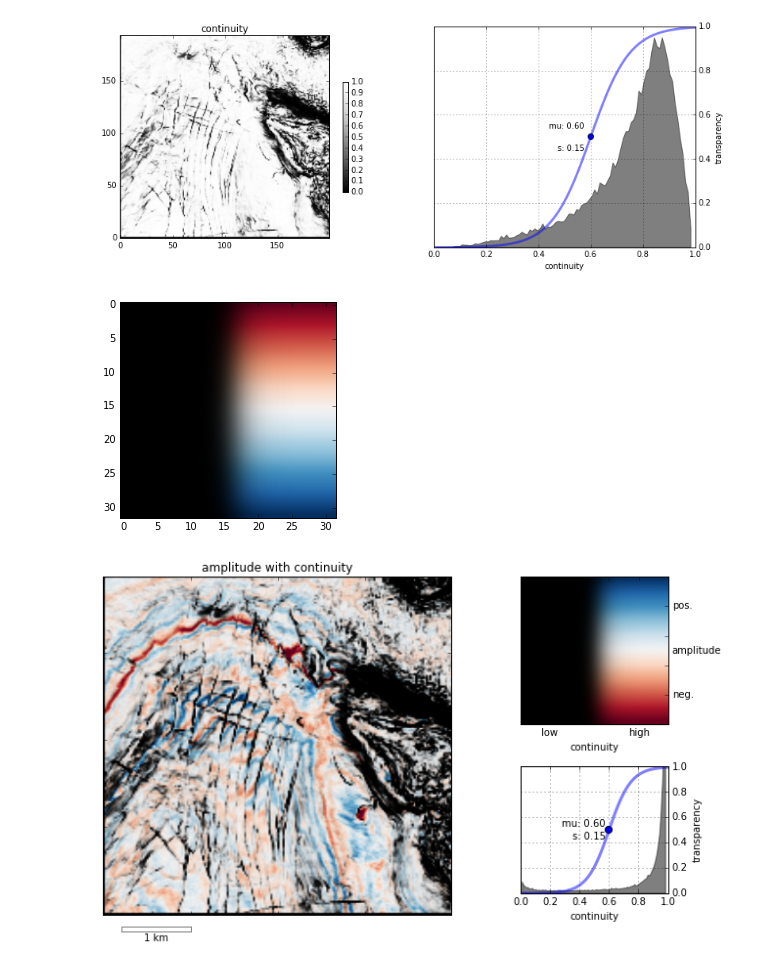
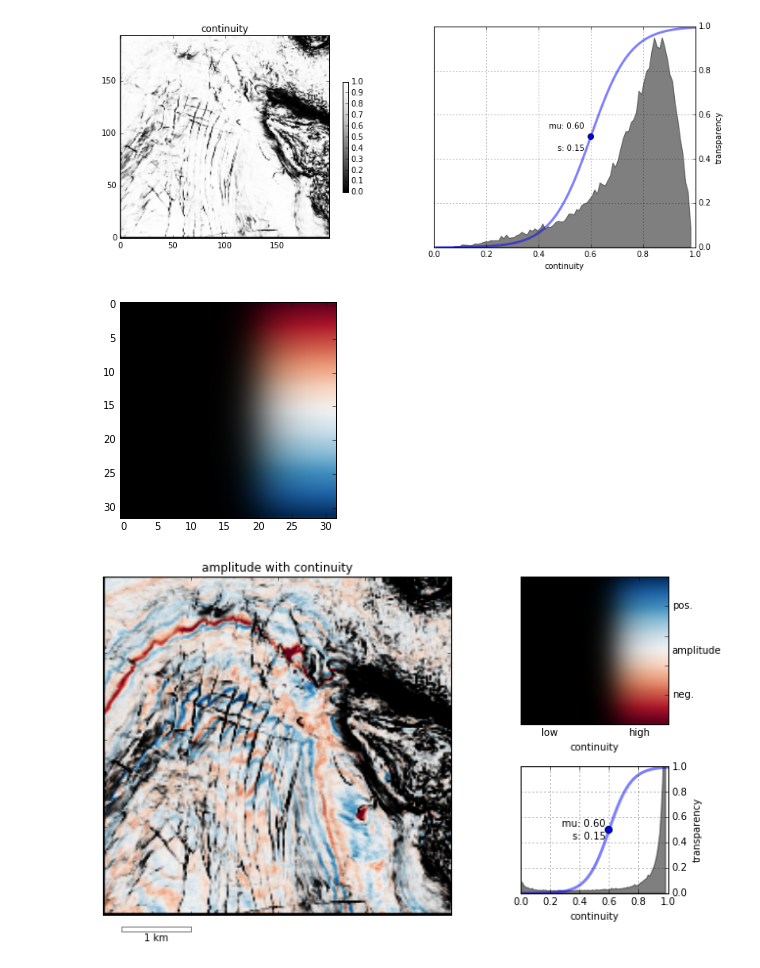
Before and after one commit to agilescientific/notebooks, a Jupyter notebook: Corendering_attributes.ipynb, the cells around one changed output. Cells and saved outputs as stored; diff of their text form; code cells hidden in the pictures.

Commit message:
getting last two figures hooked up with mu and s

```diff
--- a/Corendering_attributes.ipynb
+++ b/Corendering_attributes.ipynb
@@ -309,15 +309,15 @@ plt.show()
 [figure]
 # %%
 hues, sats = np.mgrid[0:1:32j, 0:1:32j]
-Bscbar = opaque_transform(sats,mu=0.5, s=0.1)
+Bscbar = opaque_transform(sats,mu=mu, s=s)
 opacity = np.expand_dims(Bscbar, -1)
 RGBAmap = np.dstack((seis_rgb_mtx, opacity))
 fig = plt.figure()
 ax = fig.add_axes([0.1,0.1,0.5,0.8], axisbg='k')
 ax.imshow(RGBAmap)
 plt.show()
 # %% [output]
-[figure, old version]
+[figure, new version]
 # %%
 img_array = plt.get_cmap('RdBu')(Anorm)
 img_array = img_array[:,:,:3]
@@ -341,4 +341,4 @@ opacity_plot(grax, Bscaled)
 plt.show()
 fig.savefig('images/Data_Amp_Cont_Sculplted.PNG')
 # %% [output]
-[figure, old version]
+[figure, new version]
```
